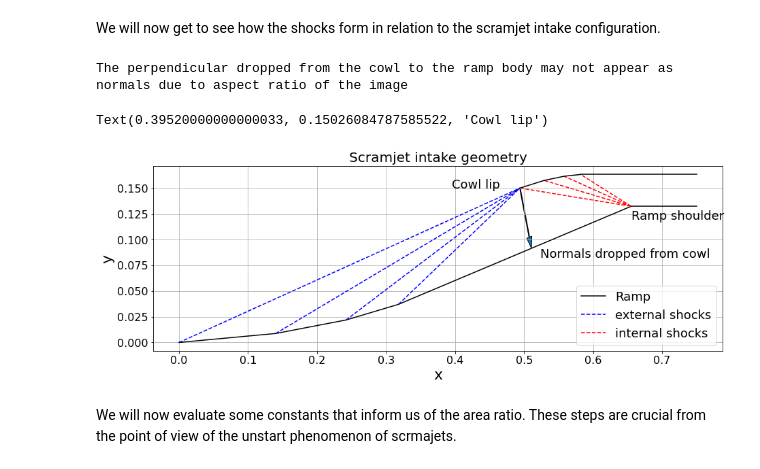
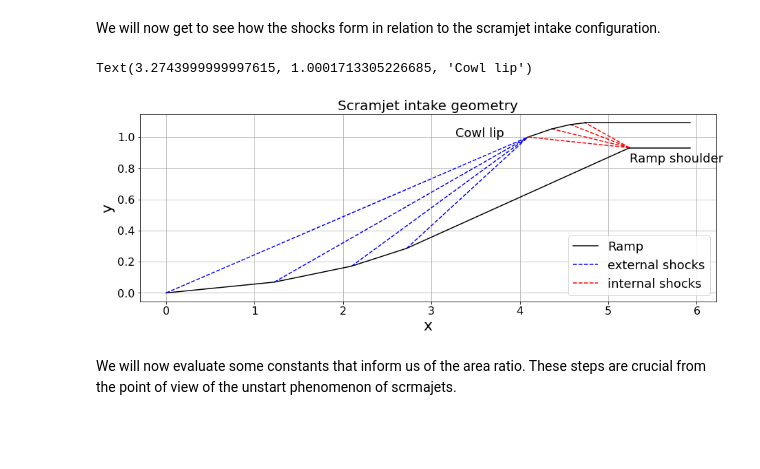
Before and after one commit to shuvayanb/LFF-for-design-and-optimisation, a Jupyter notebook: LFF_Scramjet_intake.ipynb, the cells around one changed output. Drawn from its saved outputs; the diff is of its cells as text; code cells hidden in the pictures; blank space fills up the shorter version.

```diff
--- a/LFF_Scramjet_intake.ipynb
+++ b/LFF_Scramjet_intake.ipynb
@@ -48,7 +48,7 @@ import math
 # %% [markdown]
 We will then provide some freestream conditions for the intake. Go ahead and change the existing ones as long as you are in the high-speed regime. Note that since this is an iterative scheme, we need to provide some low tolerance limit for errors. Also, since the SPR is varied in this loop, we will have to provide an initial guess to $\texttt{SPR_guess}$ as well.
 # %%
-M1 = 4           # Freestream Mach number
+M1 = 5           # Freestream Mach number
 Me = 0.75*M1      # Mach number after last external shock
 #Mis = 0.5*M1   # Mach number at the start of the isolator
 P1 = 6079.5      # Freestream Pressure
@@ -59,8 +59,7 @@ gamma_Y = 1.4;   # Ratio of specific heats
 
 V1 = M1*np.sqrt(gamma_Y*R*T1); # Freestream velocity
 
-H = 0.15          # Height of cowl lip
-Lmax = 0.75       # Length of forebody
+H = 1          # Height of cowl lip
 
 tol = 1e-03;
 error = 100.0;
@@ -68,7 +67,7 @@ error = 100.0;
 n = 4            # Number of external shocks
 m = 4            # Number of internal shocks
 
-SPR_guess = 0.001 # Initial guess Static Pressure Ratio
+SPR_guess = 1.00001 # Initial guess Static Pressure Ratio
 
 beta = [0 for i in range(n+m+1)]
 theta = [0 for i in range(n+m+1)]
@@ -100,6 +99,9 @@ while(error>tol):
         theta[i+1] = math.atan((2*np.cos(beta[i+1])*(M[i]*M[i]*np.sin(beta[i+1])*np.sin(beta[i+1])-1))/(np.sin(beta[i+1])*(M[i]*M[i]*(gamma_Y+np.cos(2*beta[i+1]))+2)))
 
         M[i+1] = ((np.sqrt((M[i]*M[i]*pow(np.sin(beta[i+1]),2)+(2/(gamma_Y-1)))/ (((2*gamma_Y*M[i]*M[i]*pow(np.sin(beta[i+1]),2)/(gamma_Y-1))-1)))) / np.sin(beta[i+1]-theta[i+1]))
+
+        if M[i+1]<1:
+            print('!!! M2 is less than 1 !!!', )
 
         P[i+1] = (P[i] * (1 + ( ((2*gamma_Y)/(gamma_Y+1)) * (pow(M[i]*np.sin(beta[i+1]),2) -1)  )))
 
@@ -122,7 +124,7 @@ while(error>tol):
             si[i+1] = gam[i+1] - beta[i+1]
 
 
-    SPR_guess = SPR_guess + 0.001
+    SPR_guess = SPR_guess + 0.00001
 
     error = abs(Me-M[n])
 
@@ -133,11 +135,11 @@ for i in range(0, n, 1):
     sum_ext+=theta[i+1]
 
 
-ext_guess_PR = SPR_guess - 0.001
+ext_guess_PR = SPR_guess - 0.00001
 
 error = 100.0
 
-SPR_guess = 0.001
+SPR_guess = 1.00001
 
 temp = 0.0
 
@@ -173,11 +175,11 @@ while(error>tol):
 
 
 
-    SPR_guess = SPR_guess + 0.001
+    SPR_guess = SPR_guess + 0.00001
 
     error = abs(sum_ext-sum_int)
 
-int_guess_PR = SPR_guess - 0.001;
+int_guess_PR = SPR_guess - 0.00001;
 
 #print([si[-1],gam[-1],M[-1],T[-1],P[-1]])
 #print(si)
@@ -367,14 +315,6 @@ The next module is meant for the estimation of the point of intersection of the
 #phi_calc()
 
 #*************************** Calculation for calculation of phi_x and phi_y points, which are normals dropped on to the ramp from cowl lip ****************************/////
-
-filename2 = "2phi_points.dat"
-
-if os.path.exists(filename2):
-    os.remove(filename2)
-
-myfile2 = open(filename2, 'a')
-
 
 
 xo = X[1]    # coordinates of the Cowl lip
@@ -430,11 +370,7 @@ elif(m>=2):
 
 At_Ai = (At/Ac)*(np.sin(beta[n]-theta[n])/ np.sin(beta[1]))
 
-myfile2.write("%s %s\n" % (phi_x,phi_y))
-
-myfile2.write("%s %s\n" % (X[1],Y[1]))
-
-myfile2.close()
+Lmax = X[n+m] + 0.25 * X[n+m]
 # %% [markdown]
 We will now get to see how the shocks form in relation to the scramjet intake configuration.
 # %%
@@ -495,38 +431,37 @@ for i in range(n,n+m,1): # cowl body
   if i==n:
     plt.plot([X[1],X[i+1]],[Y[1],Y[i+1]], 'r', linestyle="--",label='internal shocks')
 
   elif(i>n+1):
     plt.plot([X[i],X[i+1]],[Y[i],Y[i+1]], 'k', linestyle="-")
 
 
 plt.plot([X[n+1],Lmax],[Y[n+1],Y[n+1]], 'k', linestyle="-")
 #plt.plot([Lmax,Lmax],[Y[n+1],Y[n+m]], 'k', linestyle="-")
 plt.plot([Lmax,X[n+m]],[Y[n+m],Y[n+m]], 'k', linestyle="-")
 
 cowl = [xo,yo]
 phi_b = [phi_x,phi_y]
 
-arrow = drawArrow(cowl,phi_b)
+#arrow = drawArrow(cowl,phi_b)
 
-print('The perpendicular dropped from the cowl to the ramp body may not appear as normals due to aspect ratio of the image ')
+#print('The perpendicular dropped from the cowl to the ramp body may not appear as normals due to aspect ratio of the image ')
 
 plt.title('Scramjet intake geometry', fontsize = 20)
 plt.xlabel('x',fontsize=22)
 plt.ylabel('y',fontsize=22)
 plt.tick_params(labelsize=16)
 #plt.xlim(-0.05, 1.2)
 #plt.ylim(-0.01, 0.14)
 plt.legend(loc="lower right")
 plt.grid(True, which="both", ls="-")
 
 plt.text(X[n+1],Y[n+1]*0.9, "Ramp shoulder")
 
-plt.text(phi_x*1.025,phi_y*0.9, "Normals dropped from cowl")
+#plt.text(phi_x*1.025,phi_y*0.9, "Normals dropped from cowl")
 
 plt.text(X[1]*0.8,Y[1], "Cowl lip")
 # %% [output]
-The perpendicular dropped from the cowl to the ramp body may not appear as normals due to aspect ratio of the image
+Text(3.2743999999997615, 1.0001713305226685, 'Cowl lip')
-Text(0.39520000000000033, 0.15026084787585522, 'Cowl lip')
-[figure, old version]
+[figure, new version]
 # %% [markdown]
 We will now evaluate some constants that inform us of the area ratio. These steps are crucial from the point of view of the unstart phenomenon of scrmajets.
```
Also changed, not shown: parts of 5 cells of this notebook.
